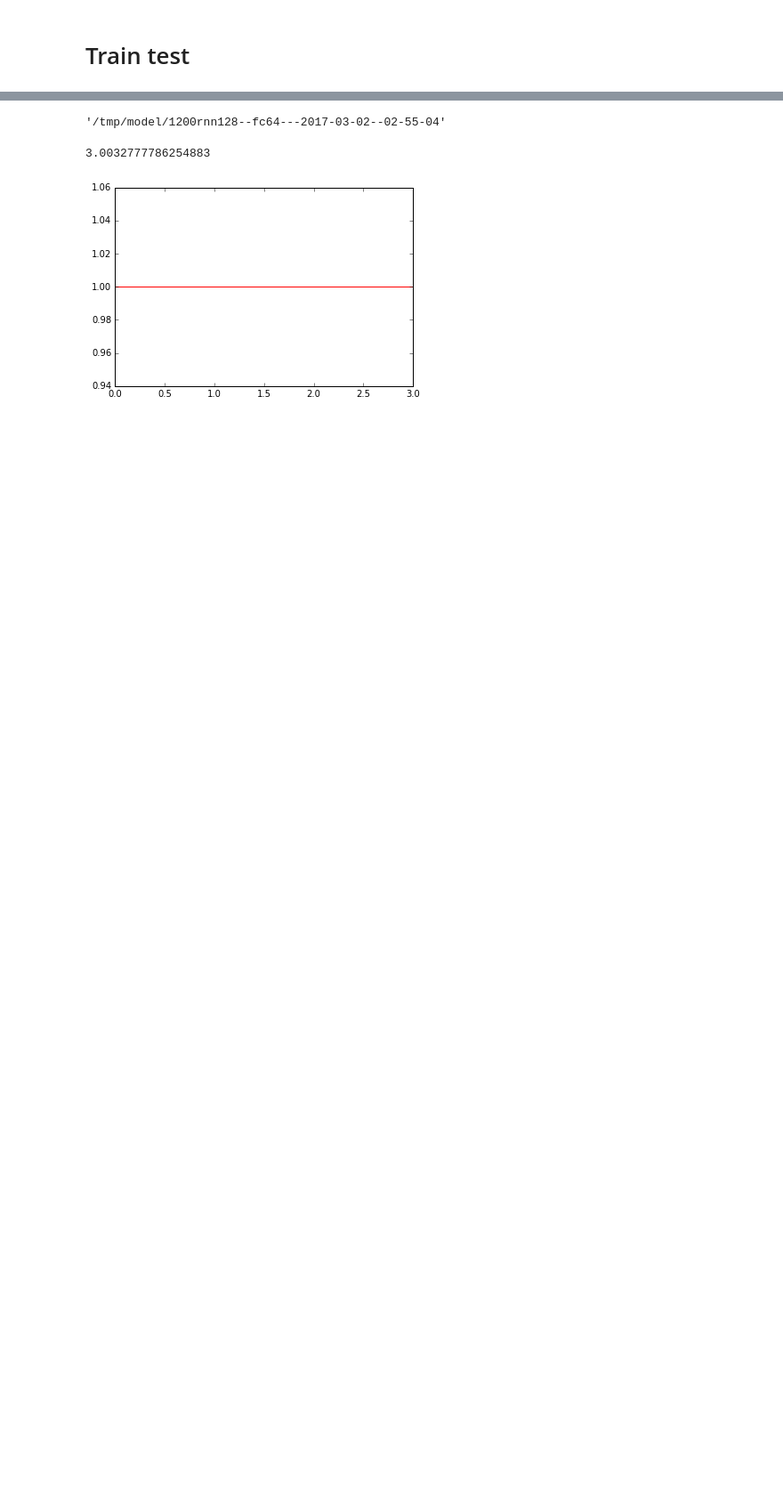
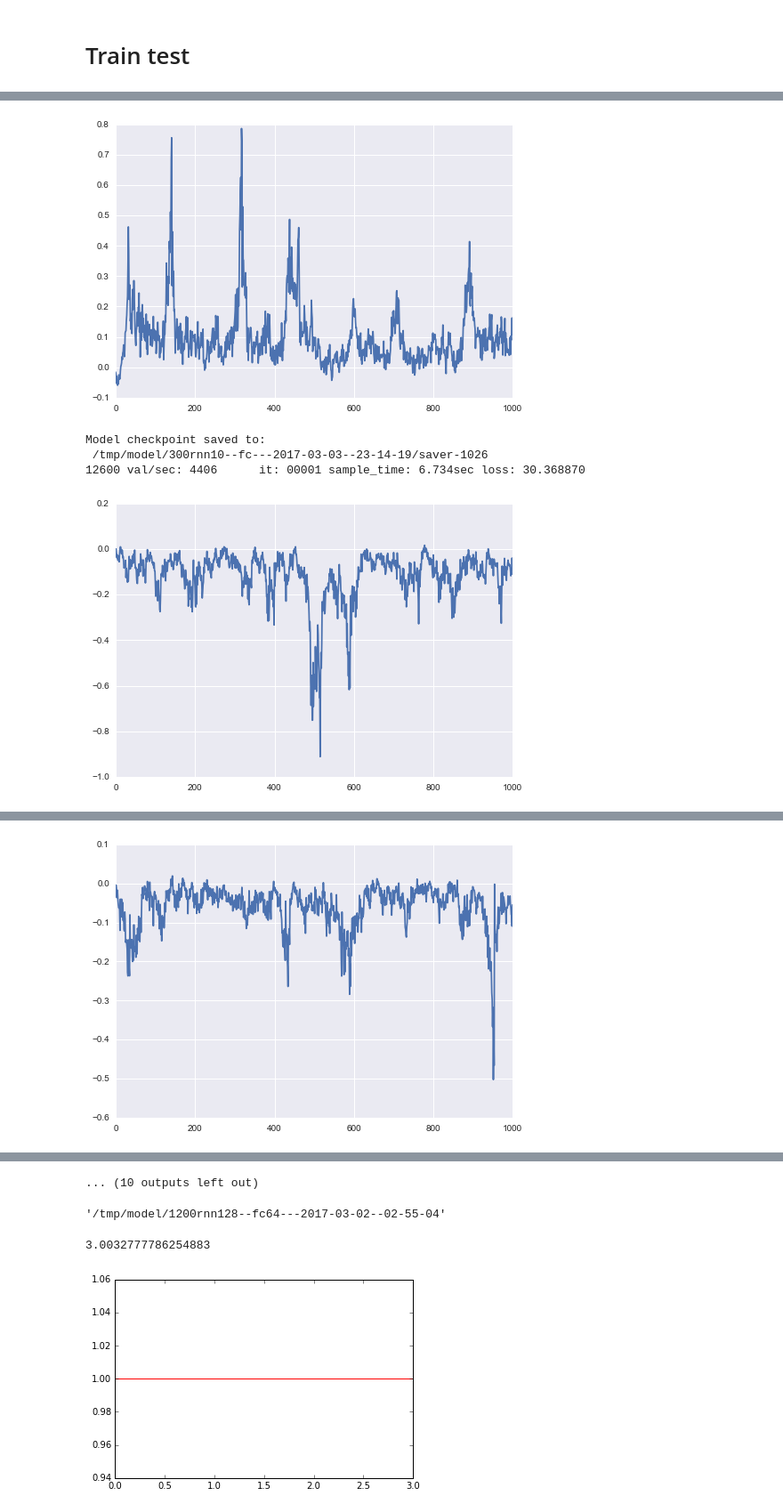
Before and after one commit to botcs/cinc2017, a Jupyter notebook: rnn/generator.ipynb, the cells around one changed output, grey strips where cells are left out. Shown at 89% size. Drawn from its saved outputs; the diff is of its cells as text; code cells hidden in the pictures; blank space fills up the shorter version.

```diff
--- a/rnn/generator.ipynb
+++ b/rnn/generator.ipynb
@@ -110,8 +108,10 @@ INFO:tensorflow:Summary name fully_connected/fully_connected_1/biases:0 is illeg
 # Train test
 # %%
 sess = tf.InteractiveSession()
-writer = tf.summary.FileWriter(
-    g.get_checkpoint_path(), graph=sess.graph)
+path = g.get_checkpoint_path()
+if os.path.exists(path):
+    shutil.rmtree(path)
+writer = tf.summary.FileWriter(path, graph=sess.graph)
 print(writer.get_logdir())
 saver = tf.train.Saver(keep_checkpoint_every_n_hours=1)
 tf.global_variables_initializer().run()
@@ -136,7 +136,6 @@ for i, batch in enumerate(feeder):
             target:target_window
         }
 
-        if idx == 0: init_feed_dict = feed_dict
 
         fetch_dict = {
             'opt' : opt,
@@ -157,11 +156,13 @@ for i, batch in enumerate(feeder):
 
     sample_time = time.time() - start_time
     print('\t it: %05d sample_time: %03.3fsec loss: %f'%(i, sample_time, fetch['loss']))
+    '''
     outputs = g.outputs.eval(init_feed_dict)
     plot = gen_plot(outputs, 3)
     feed_dict[plot_buf_placeholder] = plot
     writer.add_summary(im_sum.eval(feed_dict), global_step=fetch['step'])
-
+    '''
+    plt.show(plt.plot(eval(1000, sess)[0]))
 
     if i%20 == 0:
         path = saver.save(sess, g.get_checkpoint_path()+'/saver', fetch['step'])
@@ -186,0 +172,5 @@ Model checkpoint saved to:
+[figure, added]
+Model checkpoint saved to:
+ /tmp/model/300rnn10--fc---2017-03-03--23-14-19/saver-1026
+12600 val/sec: 4406      it: 00001 sample_time: 6.734sec loss: 30.368870
+[figure, added]
@@ -186,0 +178 @@ Model checkpoint saved to:
+[figure, added]
@@ -187,3 +185,4 @@ Model checkpoint saved to:
+... (10 outputs left out)
 # %%
 g.get_checkpoint_path()
 # %% [output]
```
Also changed, not shown: parts of 4 cells of this notebook, 2 other files.
